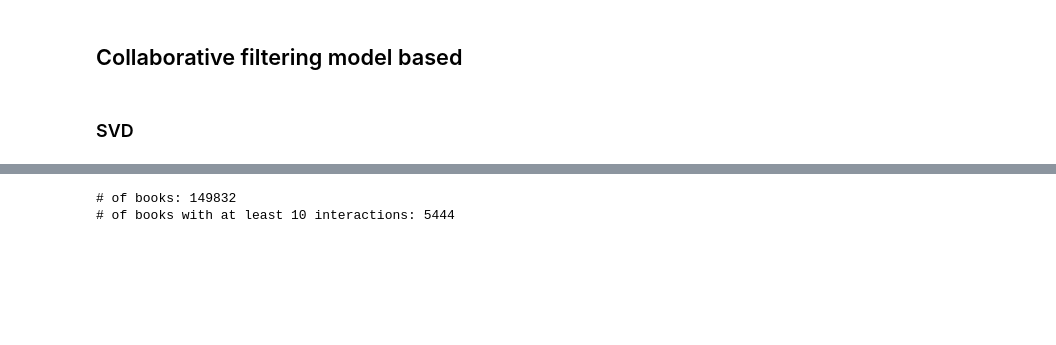
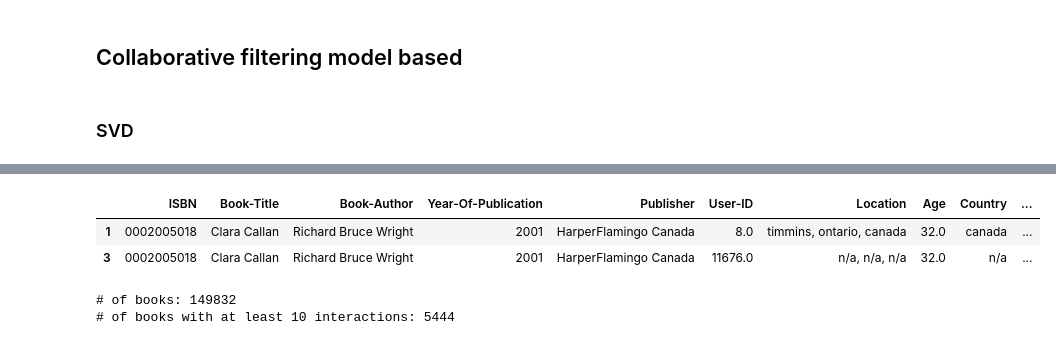
Before and after one commit to saurabhshinkar/BRS, a Jupyter notebook: Book_Recommendation_System_Saurabh_Shinkar.ipynb, the cells around one changed output, grey strips where cells are left out. Cells and saved outputs as stored; diff of their text form; code cells hidden in the pictures; blank space fills up the shorter version.

```diff
--- a/Book_Recommendation_System_Saurabh_Shinkar.ipynb
+++ b/Book_Recommendation_System_Saurabh_Shinkar.ipynb
@@ -689,6 +704,14 @@ merged.head(1)
 | 0 | 0195153448 | Classical Mythology | Mark P. O. Morford | 2002 | Oxford University Press | 2 | stockton, california, usa | 18.0 | usa | ... |
 # %%
 merged= merged[merged['Book-Rating'] != 0]
+# %%
+merged.loc[:, 'User-ID'] = merged['User-ID'].apply(lambda x: float(x))
+# %%
+merged.head(2)
+# %% [output]
+|  | ISBN | Book-Title | Book-Author | Year-Of-Publication | Publisher | User-ID | Location | Age | Country | ... |
+| 1 | 0002005018 | Clara Callan | Richard Bruce Wright | 2001 | HarperFlamingo Canada | 8.0 | timmins, ontario, canada | 32.0 | canada | ... |
+| 3 | 0002005018 | Clara Callan | Richard Bruce Wright | 2001 | HarperFlamingo Canada | 11676.0 | n/a, n/a, n/a | 32.0 | n/a | ... |
 # %%
 books_interactions_count_df = merged.groupby(['ISBN', 'User-ID']).size().groupby('ISBN').size()
 print('# of books: %d' % len(books_interactions_count_df))
```
Also changed, not shown: parts of 22 cells of this notebook.
